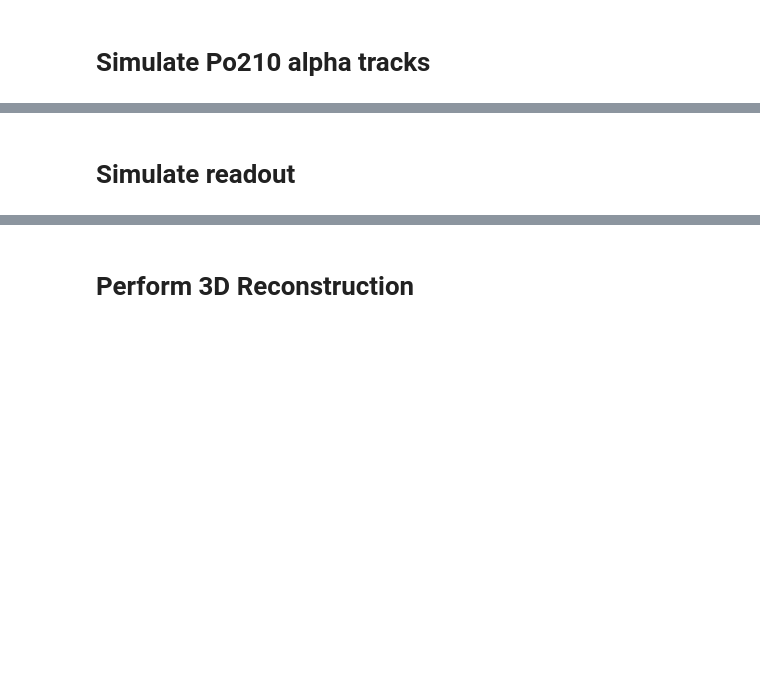
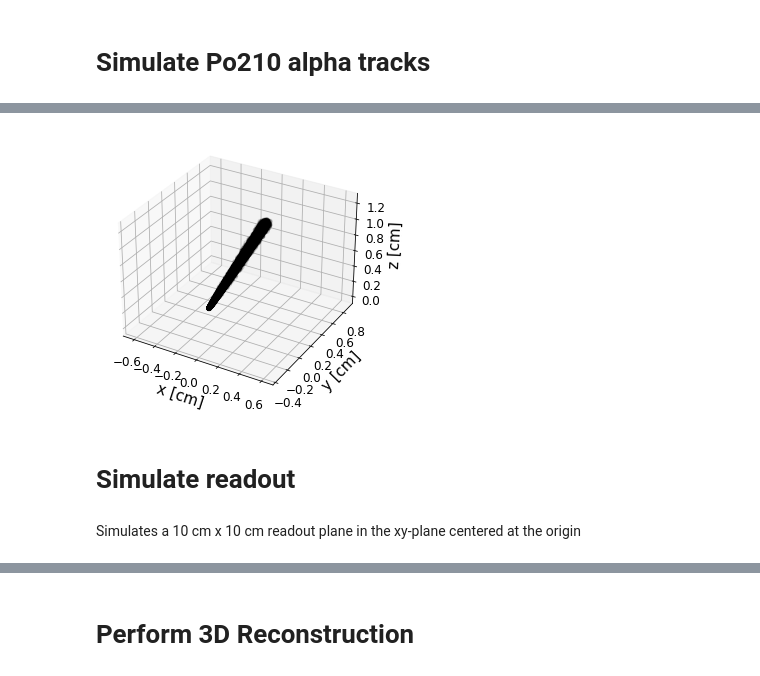
Before and after one commit to mghrear/xystripRO, a Jupyter notebook: Po210_sim.ipynb, the cells around one changed output, grey strips where cells are left out. Drawn from its saved outputs; the diff is of its cells as text; code cells hidden in the pictures; blank space fills up the shorter version.

```diff
--- a/Po210_sim.ipynb
+++ b/Po210_sim.ipynb
@@ -159,5 +159,14 @@ plot_track(track)
+# %%
+# Plot a Track
+index = 1
+track = tracks.iloc[index]["diff_track"]
+plot_track(track)
+# %% [output]
+[figure, added]
 # %% [markdown]
 # Simulate readout
+# %% [markdown]
+Simulates a 10 cm x 10 cm readout plane in the xy-plane centered at the origin
 # %%
 # the parameters, in order, are:
 # peaking time [ns]
```
Also changed, not shown: parts of 25 cells of this notebook, 6 other files.
